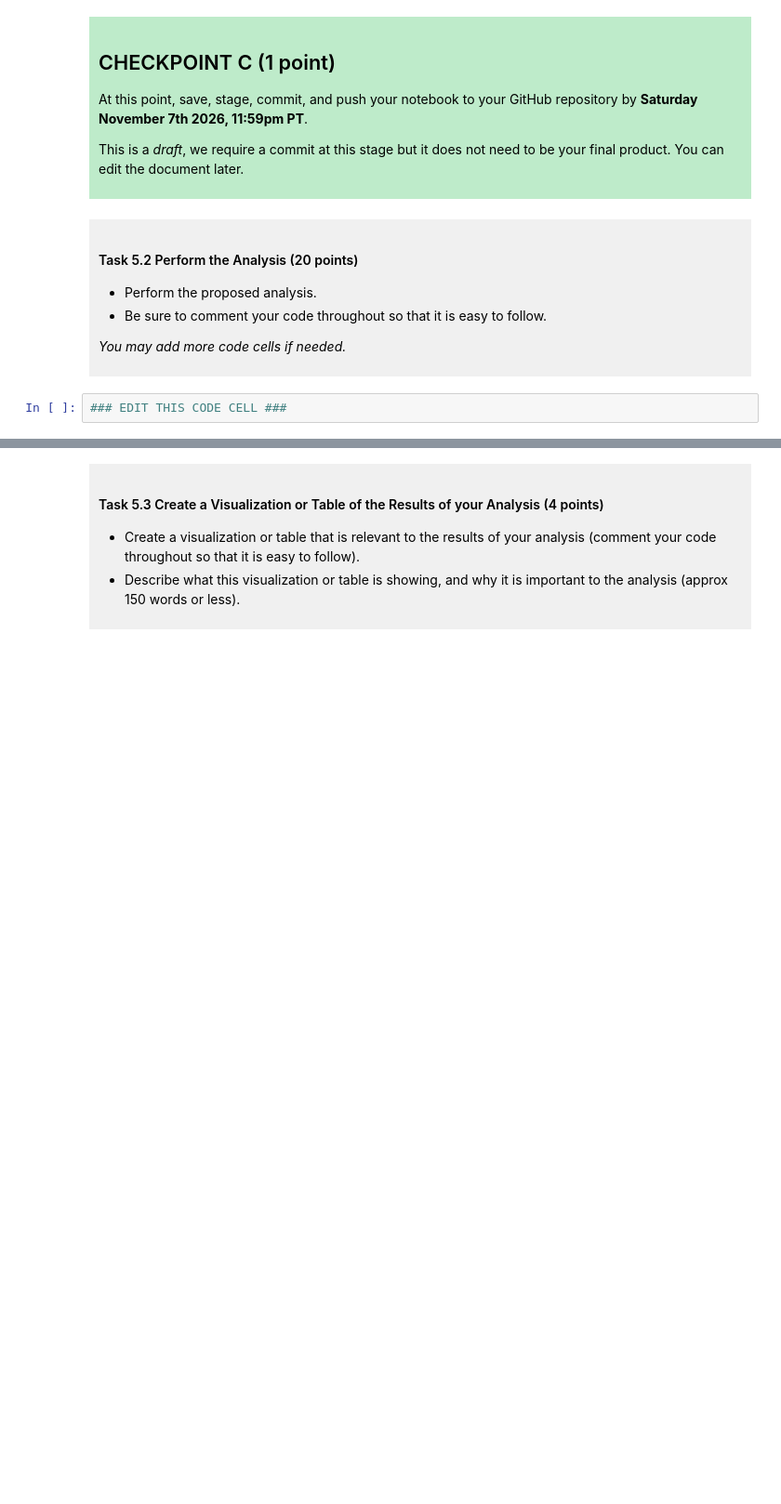
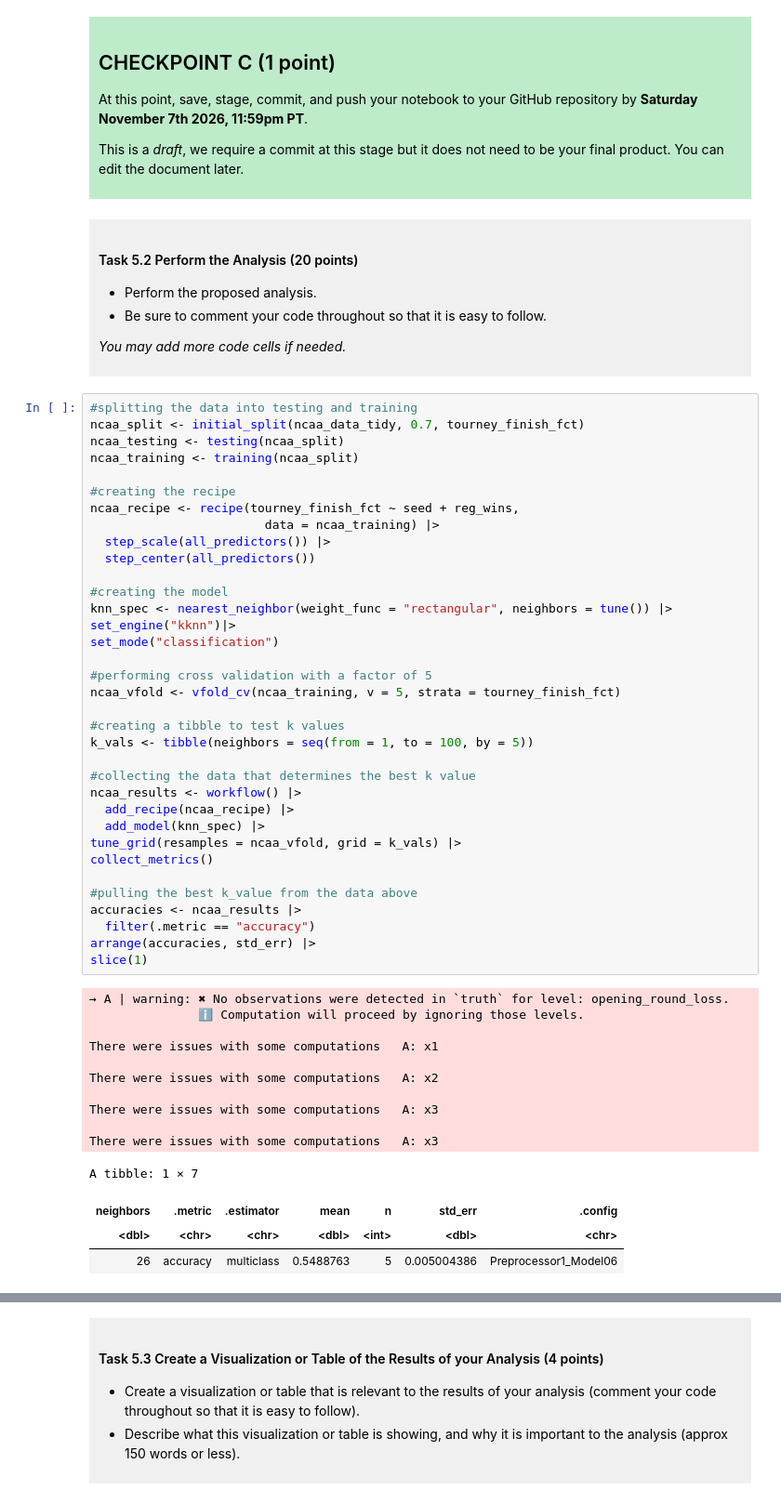
Before and after one commit to lucyhurst/dsci-100-project-lucy-hurst, a Jupyter notebook: dsci-100-project-notebook.ipynb, the cells around one changed output, grey strips where cells are left out. Shown at 93% size. Cells and saved outputs as stored; diff of their text form; blank space fills up the shorter version.

```diff
--- a/dsci-100-project-notebook.ipynb
+++ b/dsci-100-project-notebook.ipynb
@@ -480,4 +497,52 @@ This is a *draft*, we require a commit at this stage but it does not need to be
 
 </div>
 # %%
-### EDIT THIS CODE CELL ###
+#splitting the data into testing and training
+ncaa_split <- initial_split(ncaa_data_tidy, 0.7, tourney_finish_fct)
+ncaa_testing <- testing(ncaa_split)
+ncaa_training <- training(ncaa_split)
+
+#creating the recipe
+ncaa_recipe <- recipe(tourney_finish_fct ~ seed + reg_wins,
+                        data = ncaa_training) |>
+  step_scale(all_predictors()) |>
+  step_center(all_predictors())
+
+#creating the model
+knn_spec <- nearest_neighbor(weight_func = "rectangular", neighbors = tune()) |>
+set_engine("kknn")|>
+set_mode("classification")
+
+#performing cross validation with a factor of 5
+ncaa_vfold <- vfold_cv(ncaa_training, v = 5, strata = tourney_finish_fct)
+
+#creating a tibble to test k values
+k_vals <- tibble(neighbors = seq(from = 1, to = 100, by = 5))
+
+#collecting the data that determines the best k value
+ncaa_results <- workflow() |>
+  add_recipe(ncaa_recipe) |>
+  add_model(knn_spec) |>
+tune_grid(resamples = ncaa_vfold, grid = k_vals) |>
+collect_metrics()
+
+#pulling the best k_value from the data above
+accuracies <- ncaa_results |>
+  filter(.metric == "accuracy")
+arrange(accuracies, std_err) |>
+slice(1)
+# %% [output]
+→ A | warning: ✖ No observations were detected in `truth` for level: opening_round_loss.
+               ℹ Computation will proceed by ignoring those levels.
+
+There were issues with some computations   A: x1
+
+There were issues with some computations   A: x2
+
+There were issues with some computations   A: x3
+
+There were issues with some computations   A: x3
+A tibble: 1 × 7
+| neighbors | .metric | .estimator | mean | n | std_err | .config |
+| <dbl> | <chr> | <chr> | <dbl> | <int> | <dbl> | <chr> |
+| 26 | accuracy | multiclass | 0.5488763 | 5 | 0.005004386 | Preprocessor1_Model06 |
```
Also changed, not shown: parts of 5 cells of this notebook.
